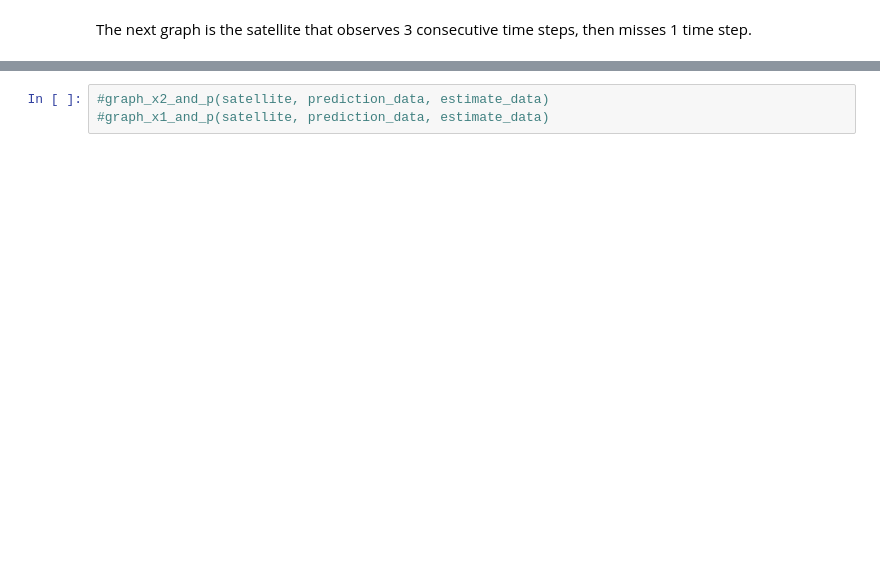
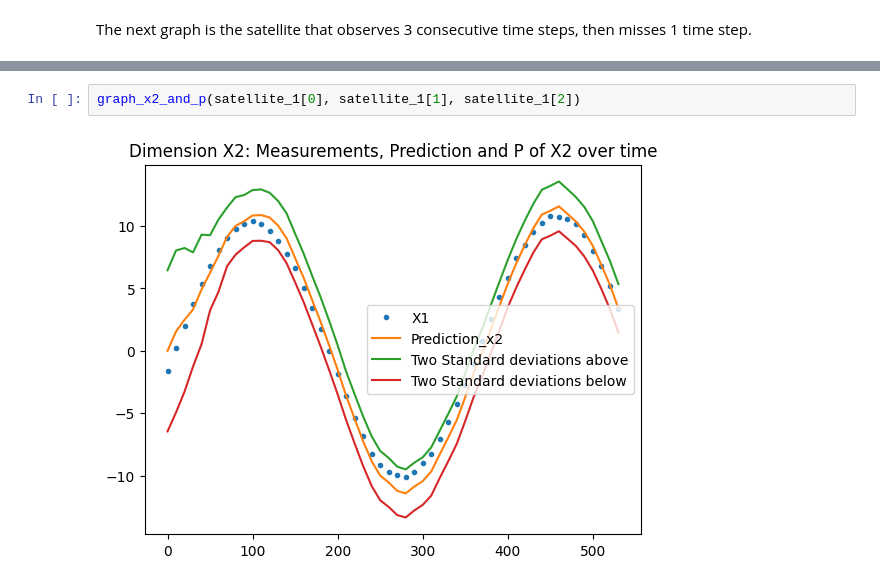
Before and after one commit to FinleyRMarshall/KalmanFilterProject, a Jupyter notebook: Navigation_Project.ipynb, the cells around one changed output, grey strips where cells are left out. Cells and saved outputs as stored; diff of their text form; blank space fills up the shorter version.

```diff
--- a/Navigation_Project.ipynb
+++ b/Navigation_Project.ipynb
@@ -332,3 +332,4 @@ graph_average_error(satellite_2[0], satellite_2[1], satellite_2[2])
-# %%
-#graph_x2_and_p(satellite, prediction_data, estimate_data)
-#graph_x1_and_p(satellite, prediction_data, estimate_data)
+# %%
+graph_x2_and_p(satellite_1[0], satellite_1[1], satellite_1[2])
+# %% [output]
+[figure, added]
```
Also changed, not shown: parts of 9 cells of this notebook.
